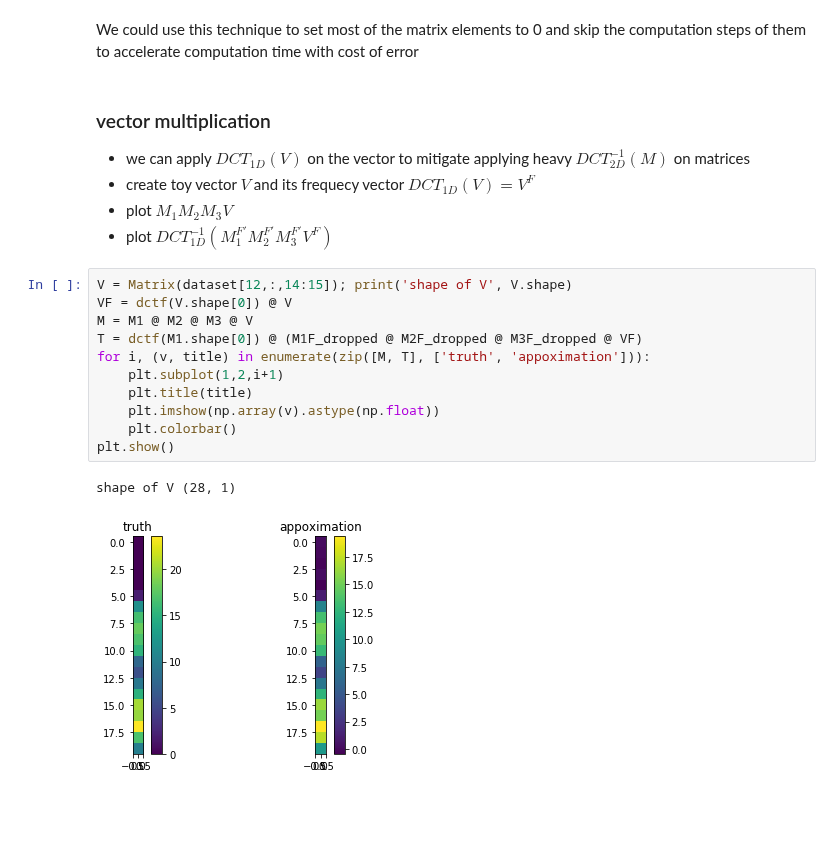
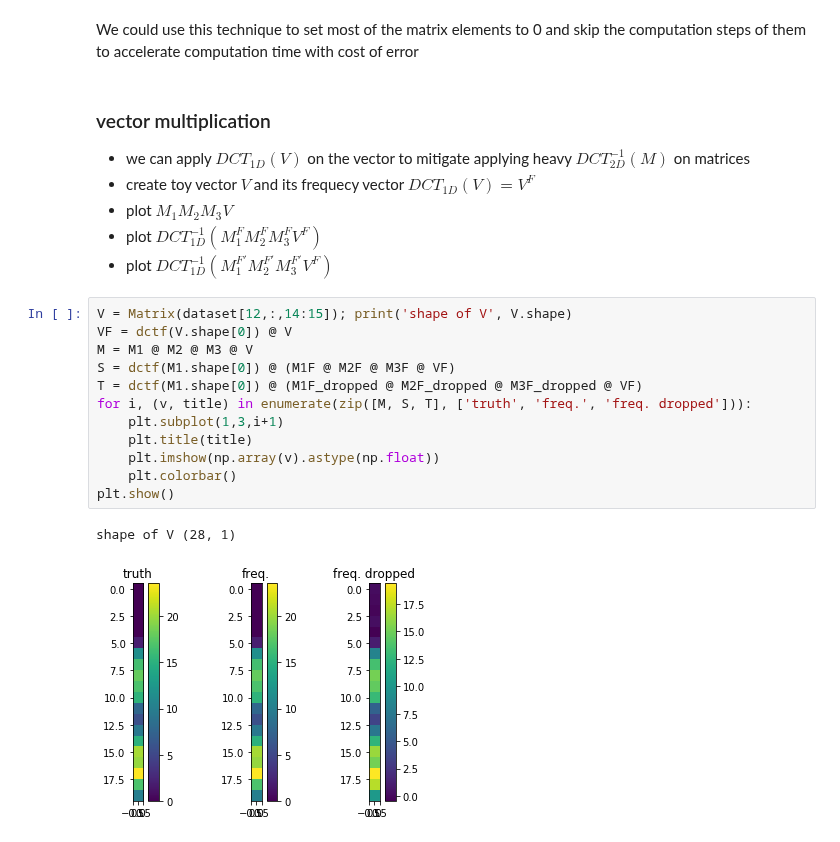
Before and after one commit to mammalwong/ml-study, a Jupyter notebook: accelerated-matrix-ops-approxiation.ipynb, the cells around one changed output. Cells and saved outputs as stored; diff of their text form; blank space fills up the shorter version.

```diff
--- a/accelerated-matrix-ops-approxiation.ipynb
+++ b/accelerated-matrix-ops-approxiation.ipynb
@@ -88,18 +88,20 @@ We could use this technique to set most of the matrix elements to 0 and skip the
 - we can apply $DCT_{1D}(V)$ on the vector to mitigate applying heavy $DCT_{2D}^{-1}(M)$ on matrices
 - create toy vector $V$ and its frequecy vector $DCT_{1D}(V) = V^F$
 - plot $M_1 M_2 M_3 V$
+- plot $DCT_{1D}^{-1}(M_1^{F} M_2^{F} M_3^{F} V^{F})$
 - plot $DCT_{1D}^{-1}(M_1^{F'} M_2^{F'} M_3^{F'} V^{F})$
 # %%
 V = Matrix(dataset[12,:,14:15]); print('shape of V', V.shape)
 VF = dctf(V.shape[0]) @ V
 M = M1 @ M2 @ M3 @ V
+S = dctf(M1.shape[0]) @ (M1F @ M2F @ M3F @ VF)
 T = dctf(M1.shape[0]) @ (M1F_dropped @ M2F_dropped @ M3F_dropped @ VF)
-for i, (v, title) in enumerate(zip([M, T], ['truth', 'appoximation'])):
-    plt.subplot(1,2,i+1)
+for i, (v, title) in enumerate(zip([M, S, T], ['truth', 'freq.', 'freq. dropped'])):
+    plt.subplot(1,3,i+1)
     plt.title(title)
     plt.imshow(np.array(v).astype(np.float))
     plt.colorbar()
 plt.show()
 # %% [output]
 shape of V (28, 1)
-[figure, old version]
+[figure, new version]
```
